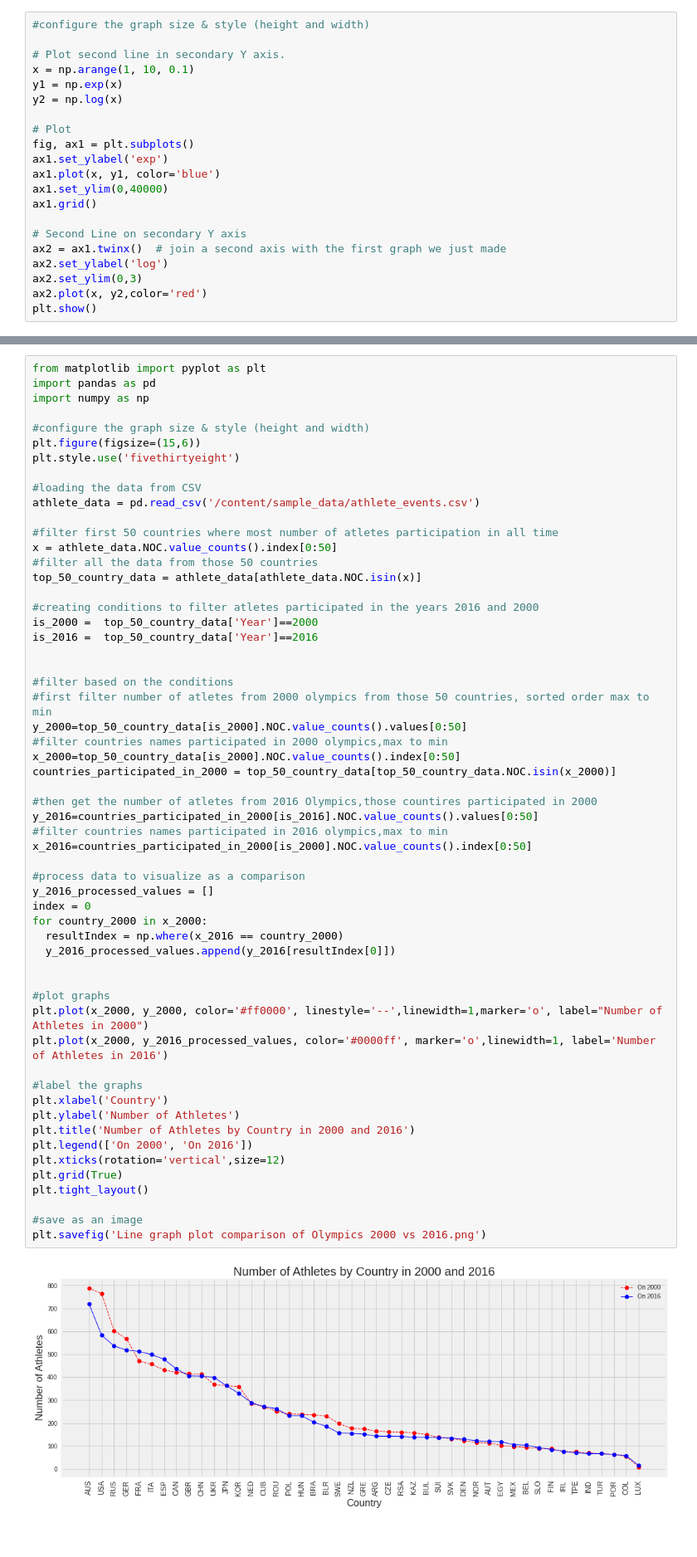
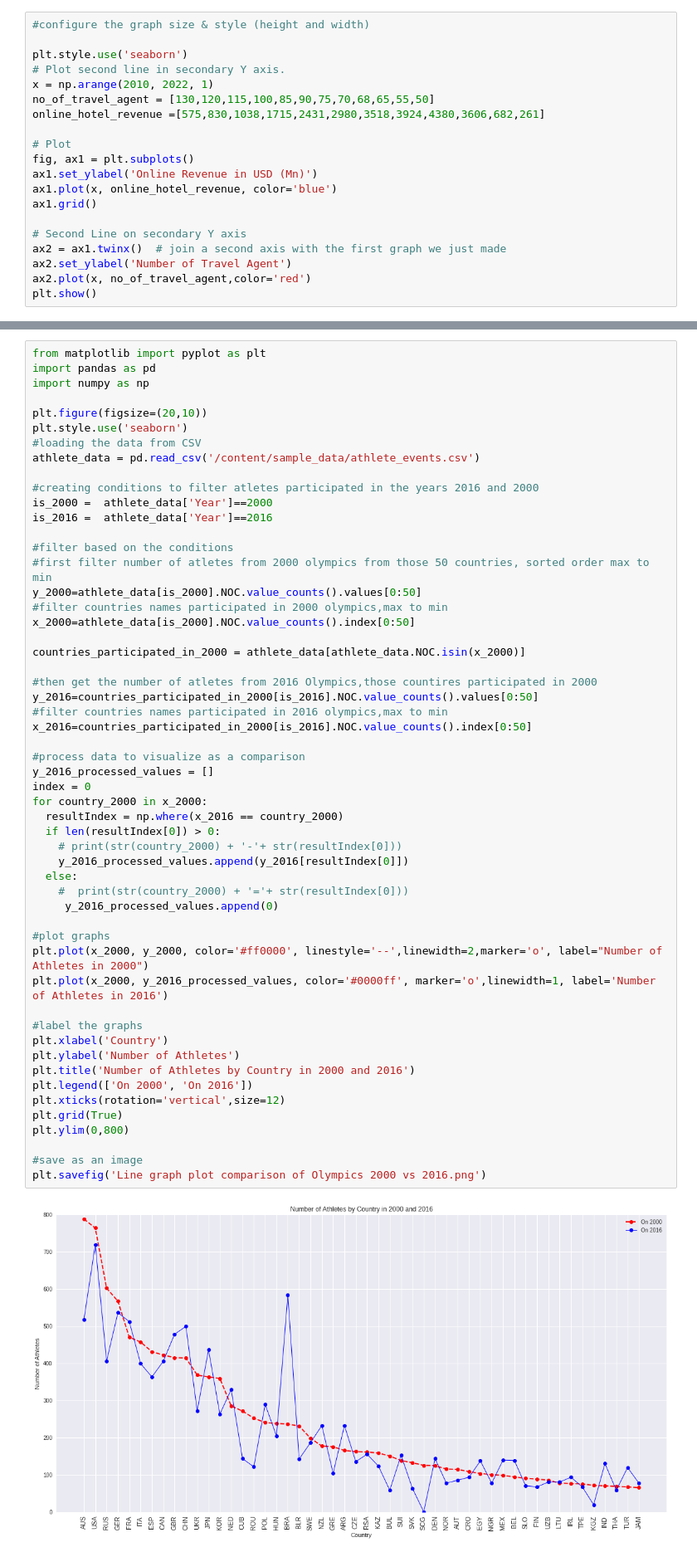
Before and after one commit to GPrathap/pythonII, a Jupyter notebook: sec_matplotlib/matplotlib.ipynb, the cells around one changed output, grey strips where cells are left out. Shown at 83% size. Drawn from its saved outputs; the diff is of its cells as text.

```diff
--- a/sec_matplotlib/matplotlib.ipynb
+++ b/sec_matplotlib/matplotlib.ipynb
@@ -323,22 +323,21 @@ That is, after plotting the first chart using ax1, you can get the reference for
 # %%
 #configure the graph size & style (height and width)
 
+plt.style.use('seaborn')
 # Plot second line in secondary Y axis.
-x = np.arange(1, 10, 0.1)
-y1 = np.exp(x)
-y2 = np.log(x)
+x = np.arange(2010, 2022, 1)
+no_of_travel_agent = [130,120,115,100,85,90,75,70,68,65,55,50]
+online_hotel_revenue =[575,830,1038,1715,2431,2980,3518,3924,4380,3606,682,261]
 
 # Plot
 fig, ax1 = plt.subplots()
-ax1.set_ylabel('exp')
-ax1.plot(x, y1, color='blue')
-ax1.set_ylim(0,40000)
+ax1.set_ylabel('Online Revenue in USD (Mn)')
+ax1.plot(x, online_hotel_revenue, color='blue')
 ax1.grid()
 
 # Second Line on secondary Y axis
 ax2 = ax1.twinx()  # join a second axis with the first graph we just made
-ax2.set_ylabel('log')
-ax2.set_ylim(0,3)
-ax2.plot(x, y2,color='red')
+ax2.set_ylabel('Number of Travel Agent')
+ax2.plot(x, no_of_travel_agent,color='red')
 plt.show()
 # %% [output]
@@ -374,60 +373,57 @@ from matplotlib import pyplot as plt
 import pandas as pd
 import numpy as np
 
-#configure the graph size & style (height and width)
-plt.figure(figsize=(15,6))
-plt.style.use('fivethirtyeight')
-
+plt.figure(figsize=(20,10))
+plt.style.use('seaborn')
 #loading the data from CSV
 athlete_data = pd.read_csv('/content/sample_data/athlete_events.csv')
 
-#filter first 50 countries where most number of atletes participation in all time
-x = athlete_data.NOC.value_counts().index[0:50]
-#filter all the data from those 50 countries
-top_50_country_data = athlete_data[athlete_data.NOC.isin(x)]
-
 #creating conditions to filter atletes participated in the years 2016 and 2000
-is_2000 =  top_50_country_data['Year']==2000
-is_2016 =  top_50_country_data['Year']==2016
-
+is_2000 =  athlete_data['Year']==2000
+is_2016 =  athlete_data['Year']==2016
 
 #filter based on the conditions
 #first filter number of atletes from 2000 olympics from those 50 countries, sorted order max to min
-y_2000=top_50_country_data[is_2000].NOC.value_counts().values[0:50]
+y_2000=athlete_data[is_2000].NOC.value_counts().values[0:50]
 #filter countries names participated in 2000 olympics,max to min
-x_2000=top_50_country_data[is_2000].NOC.value_counts().index[0:50]
-countries_participated_in_2000 = top_50_country_data[top_50_country_data.NOC.isin(x_2000)]
+x_2000=athlete_data[is_2000].NOC.value_counts().index[0:50]
+
+countries_participated_in_2000 = athlete_data[athlete_data.NOC.isin(x_2000)]
 
 #then get the number of atletes from 2016 Olympics,those countires participated in 2000
 y_2016=countries_participated_in_2000[is_2016].NOC.value_counts().values[0:50]
 #filter countries names participated in 2016 olympics,max to min
-x_2016=countries_participated_in_2000[is_2000].NOC.value_counts().index[0:50]
+x_2016=countries_participated_in_2000[is_2016].NOC.value_counts().index[0:50]
 
 #process data to visualize as a comparison
 y_2016_processed_values = []
 index = 0
 for country_2000 in x_2000:
   resultIndex = np.where(x_2016 == country_2000)
-  y_2016_processed_values.append(y_2016[resultIndex[0]])
-
+  if len(resultIndex[0]) > 0:
+    # print(str(country_2000) + '-'+ str(resultIndex[0]))
+    y_2016_processed_values.append(y_2016[resultIndex[0]])
+  else:
+    #  print(str(country_2000) + '='+ str(resultIndex[0]))
+     y_2016_processed_values.append(0)
 
 #plot graphs
-plt.plot(x_2000, y_2000, color='#ff0000', linestyle='--',linewidth=1,marker='o', label="Number of Athletes in 2000")
+plt.plot(x_2000, y_2000, color='#ff0000', linestyle='--',linewidth=2,marker='o', label="Number of Athletes in 2000")
 plt.plot(x_2000, y_2016_processed_values, color='#0000ff', marker='o',linewidth=1, label='Number of Athletes in 2016')
 
 #label the graphs
 plt.xlabel('Country')
 plt.ylabel('Number of Athletes')
 plt.title('Number of Athletes by Country in 2000 and 2016')
 plt.legend(['On 2000', 'On 2016'])
 plt.xticks(rotation='vertical',size=12)
 plt.grid(True)
-plt.tight_layout()
+plt.ylim(0,800)
 
 #save as an image
 plt.savefig('Line graph plot comparison of Olympics 2000 vs 2016.png')
 # %% [output]
-[figure, old version]
+[figure, new version]
 # %% [markdown]
 **So what are its disadvantages? Well,**
 
```
Also changed, not shown: parts of 1 cell of this notebook.
